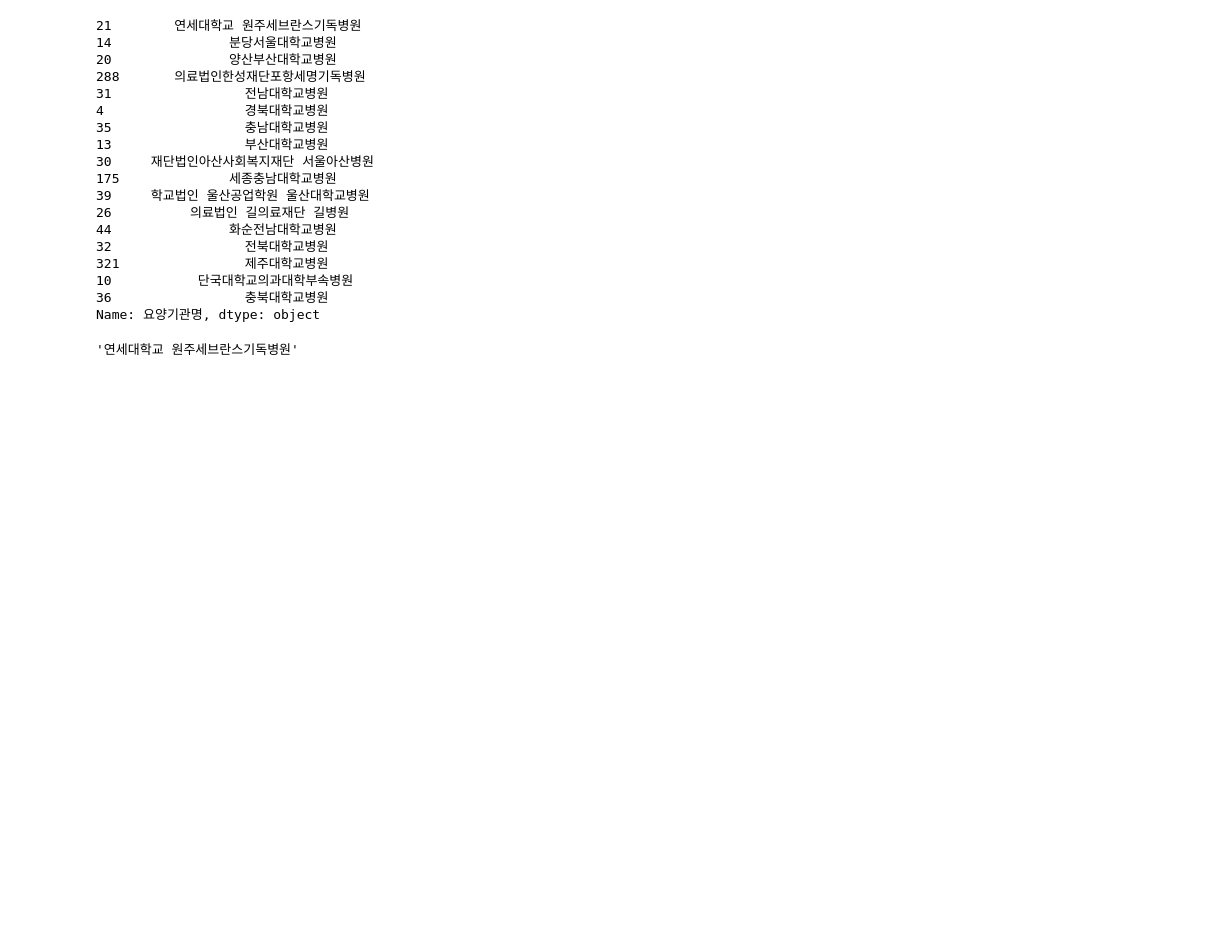
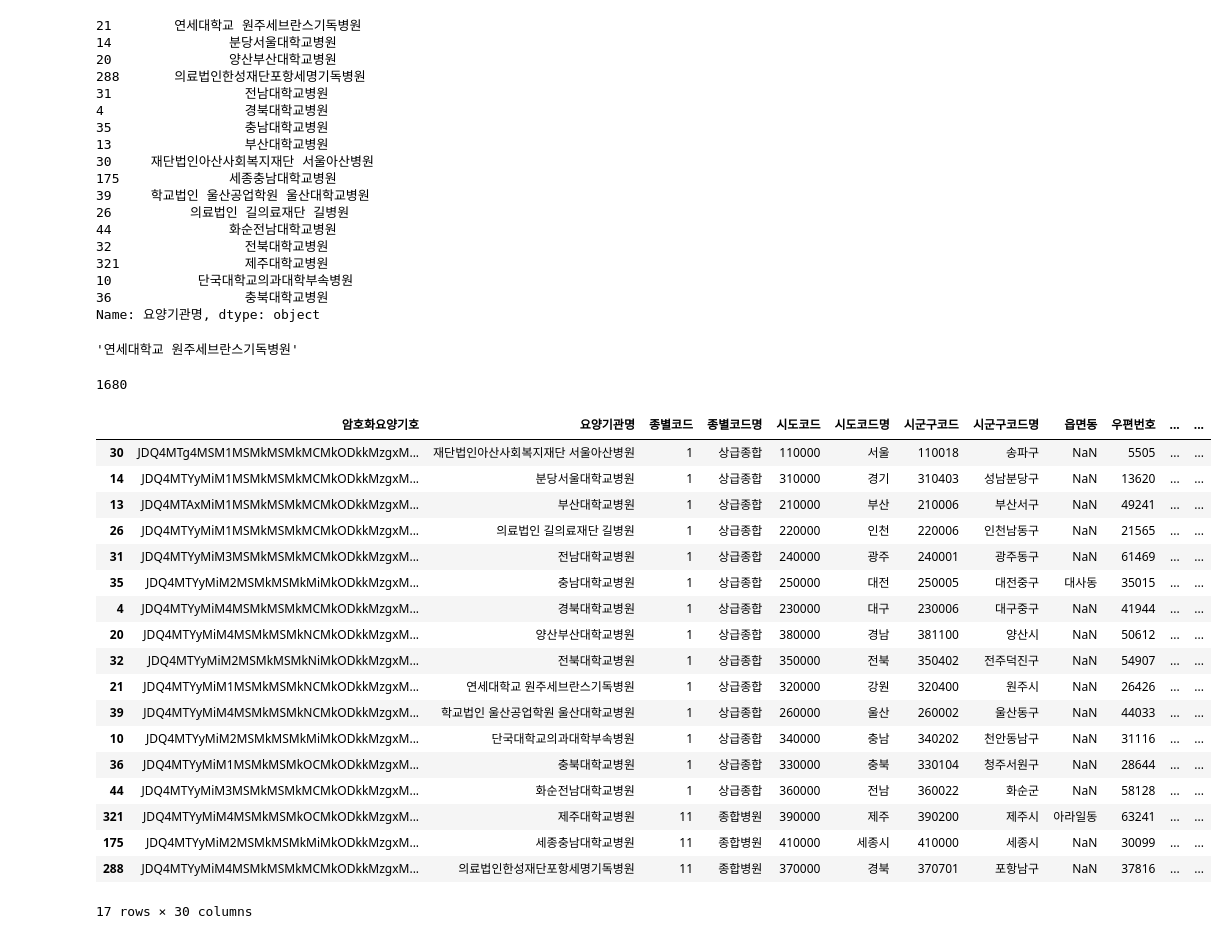
Before and after one commit to qooqookeke/car_greenhouse_gas, a Jupyter notebook: hospital.ipynb, the cells around one changed output. Cells and saved outputs as stored; diff of their text form; code cells hidden in the pictures; blank space fills up the shorter version.

```diff
--- a/hospital.ipynb
+++ b/hospital.ipynb
@@ -384,3 +400,29 @@ Name: 요양기관명, dtype: object
 doc_data1['요양기관명'].iloc[0]
 # %% [output]
 '연세대학교 원주세브란스기독병원'
+# %%
+doc_data1['총의사수'].max()
+# %% [output]
+1680
+# %%
+doc_data1.sort_values(by=doc_data1.columns[14],ascending=0)
+# %% [output]
+|  | 암호화요양기호 | 요양기관명 | 종별코드 | 종별코드명 | 시도코드 | 시도코드명 | 시군구코드 | 시군구코드명 | 읍면동 | 우편번호 | ... | ... |
+| 30 | JDQ4MTg4MSM1MSMkMSMkMCMkODkkMzgxM... | 재단법인아산사회복지재단 서울아산병원 | 1 | 상급종합 | 110000 | 서울 | 110018 | 송파구 | NaN | 5505 | ... | ... |
+| 14 | JDQ4MTYyMiM1MSMkMSMkMCMkODkkMzgxM... | 분당서울대학교병원 | 1 | 상급종합 | 310000 | 경기 | 310403 | 성남분당구 | NaN | 13620 | ... | ... |
+| 13 | JDQ4MTAxMiM1MSMkMSMkMCMkODkkMzgxM... | 부산대학교병원 | 1 | 상급종합 | 210000 | 부산 | 210006 | 부산서구 | NaN | 49241 | ... | ... |
+| 26 | JDQ4MTYyMiM1MSMkMSMkMCMkODkkMzgxM... | 의료법인 길의료재단 길병원 | 1 | 상급종합 | 220000 | 인천 | 220006 | 인천남동구 | NaN | 21565 | ... | ... |
+| 31 | JDQ4MTYyMiM3MSMkMSMkMCMkODkkMzgxM... | 전남대학교병원 | 1 | 상급종합 | 240000 | 광주 | 240001 | 광주동구 | NaN | 61469 | ... | ... |
+| 35 | JDQ4MTYyMiM2MSMkMSMkMiMkODkkMzgxM... | 충남대학교병원 | 1 | 상급종합 | 250000 | 대전 | 250005 | 대전중구 | 대사동 | 35015 | ... | ... |
+| 4 | JDQ4MTYyMiM4MSMkMSMkMCMkODkkMzgxM... | 경북대학교병원 | 1 | 상급종합 | 230000 | 대구 | 230006 | 대구중구 | NaN | 41944 | ... | ... |
+| 20 | JDQ4MTYyMiM4MSMkMSMkNCMkODkkMzgxM... | 양산부산대학교병원 | 1 | 상급종합 | 380000 | 경남 | 381100 | 양산시 | NaN | 50612 | ... | ... |
+| 32 | JDQ4MTYyMiM2MSMkMSMkNiMkODkkMzgxM... | 전북대학교병원 | 1 | 상급종합 | 350000 | 전북 | 350402 | 전주덕진구 | NaN | 54907 | ... | ... |
+| 21 | JDQ4MTYyMiM1MSMkMSMkNCMkODkkMzgxM... | 연세대학교 원주세브란스기독병원 | 1 | 상급종합 | 320000 | 강원 | 320400 | 원주시 | NaN | 26426 | ... | ... |
+| 39 | JDQ4MTYyMiM4MSMkMSMkNCMkODkkMzgxM... | 학교법인 울산공업학원 울산대학교병원 | 1 | 상급종합 | 260000 | 울산 | 260002 | 울산동구 | NaN | 44033 | ... | ... |
+| 10 | JDQ4MTYyMiM2MSMkMSMkMiMkODkkMzgxM... | 단국대학교의과대학부속병원 | 1 | 상급종합 | 340000 | 충남 | 340202 | 천안동남구 | NaN | 31116 | ... | ... |
+| 36 | JDQ4MTYyMiM1MSMkMSMkOCMkODkkMzgxM... | 충북대학교병원 | 1 | 상급종합 | 330000 | 충북 | 330104 | 청주서원구 | NaN | 28644 | ... | ... |
+| 44 | JDQ4MTYyMiM3MSMkMSMkMCMkODkkMzgxM... | 화순전남대학교병원 | 1 | 상급종합 | 360000 | 전남 | 360022 | 화순군 | NaN | 58128 | ... | ... |
+| 321 | JDQ4MTYyMiM4MSMkMSMkOCMkODkkMzgxM... | 제주대학교병원 | 11 | 종합병원 | 390000 | 제주 | 390200 | 제주시 | 아라일동 | 63241 | ... | ... |
+| 175 | JDQ4MTYyMiM2MSMkMSMkMiMkODkkMzgxM... | 세종충남대학교병원 | 11 | 종합병원 | 410000 | 세종시 | 410000 | 세종시 | NaN | 30099 | ... | ... |
+| 288 | JDQ4MTYyMiM4MSMkMSMkMCMkODkkMzgxM... | 의료법인한성재단포항세명기독병원 | 11 | 종합병원 | 370000 | 경북 | 370701 | 포항남구 | NaN | 37816 | ... | ... |
+17 rows × 30 columns
```
Also changed, not shown: parts of 11 cells of this notebook.
